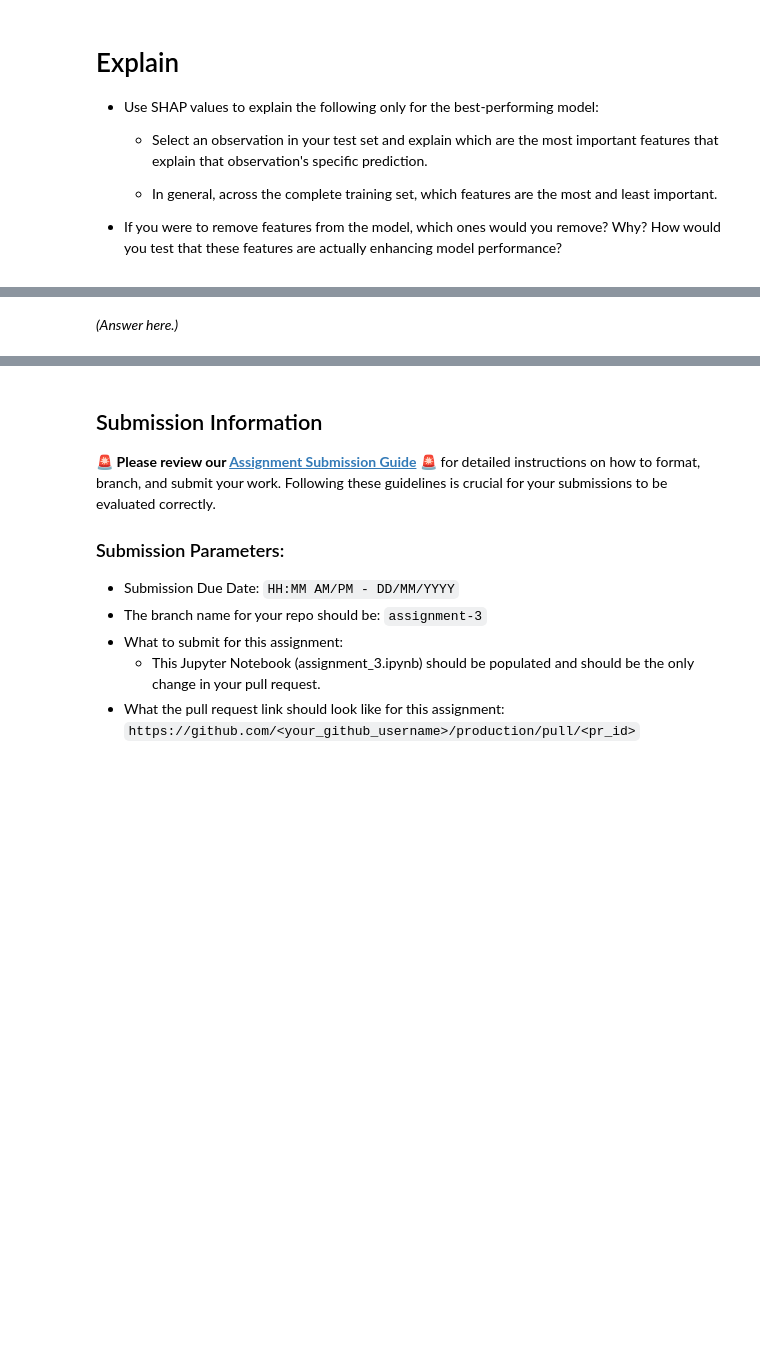
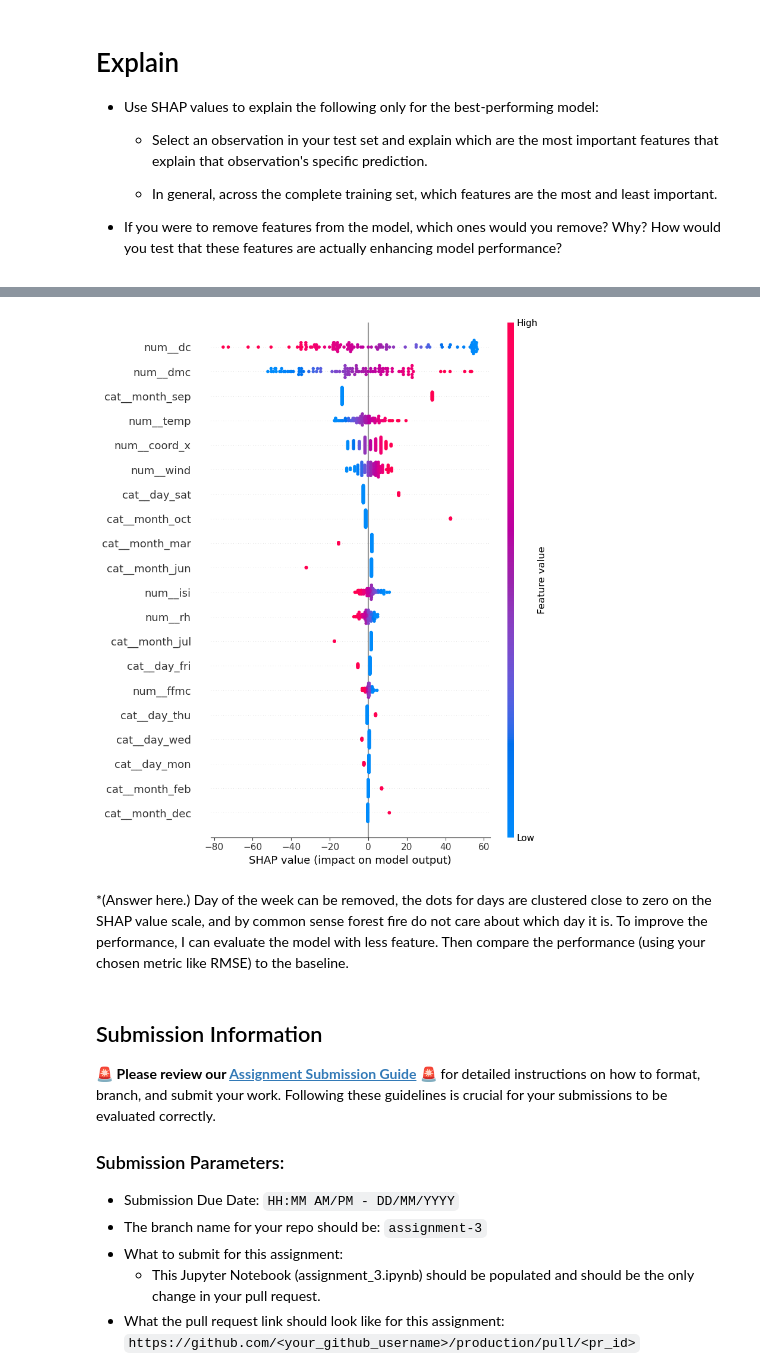
Before and after one commit to Ginny1209/scaling_to_production, a Jupyter notebook: 02_activities/assignments/assignment_3.ipynb, the cells around one changed output, grey strips where cells are left out. Saved outputs shown, nothing was run; the diff lists cells and outputs as text; code cells hidden in the pictures; blank space fills up the shorter version.

```diff
--- a/02_activities/assignments/assignment_3.ipynb
+++ b/02_activities/assignments/assignment_3.ipynb
@@ -336,2 +367,31 @@ NotFittedError: This ColumnTransformer instance is not fitted yet. Call 'fit' wi
-# %% [markdown]
-*(Answer here.)*
+# %%
+for col in numeric_features:
+        X_test = X_test[X_test[col] != col]
+
+# preprocessed_X_train = best_model_B.named_steps['preprocessing'].transform(X_train)
+# preprocessed_X_test = best_model_B.named_steps['preprocessing'].transform(X_test) will have error with this!!!
+# %%
+import shap
+import matplotlib.pyplot as plt
+
+preprocessed_X_train = best_model_B.named_steps['preprocessing'].transform(X_train)
+preprocessed_X_test = best_model_B.named_steps['preprocessing'].transform(X_test)
+
+preprocessed_feature_names = best_model_B.named_steps['preprocessing'].get_feature_names_out() # Get feature names from the preprocessor
+
+regressor = best_model_B.named_steps['regressor']
+
+# SHAP explainer
+explainer = shap.Explainer(regressor, preprocessed_X_train)
+
+# Compute SHAP values
+shap_values = explainer(preprocessed_X_test)
+#Select an observation in your test set
+observation_index = 0
+observation = preprocessed_X_test[observation_index]
+
+shap.initjs()
+# shap plot
+shap.force_plot(explainer.expected_value, shap_values[observation_index].values, preprocessed_X_test[observation_index], feature_names=preprocessed_feature_names)
+shap.summary_plot(shap_values, preprocessed_X_test, feature_names=preprocessed_feature_names)
+# %% [output]
@@ -338,3 +399,8 @@ NotFittedError: This ColumnTransformer instance is not fitted yet. Call 'fit' wi
+[figure, added]
+# %% [markdown]
+*(Answer here.)
+Day of the week can be removed, the dots for days are clustered close to zero on the SHAP value scale, and by common sense forest fire do not care about which day it is.
+To improve the performance, I can evaluate the model with less feature. Then compare the performance (using your chosen metric like RMSE) to the baseline.
 # %% [markdown]
 ## Submission Information
 
```
Also changed, not shown: parts of 15 cells of this notebook.
